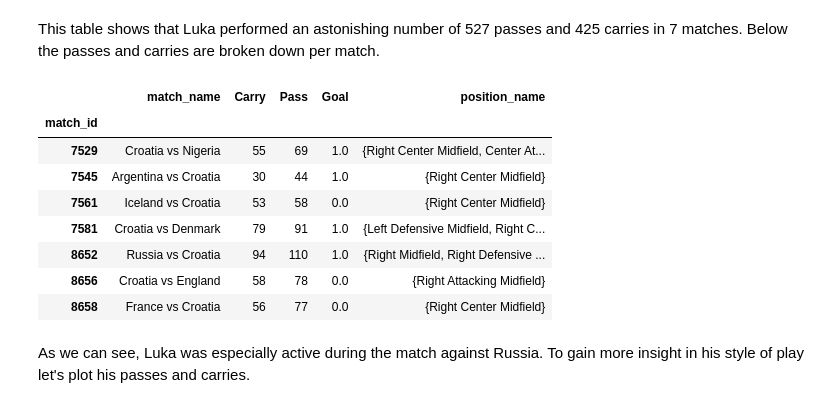
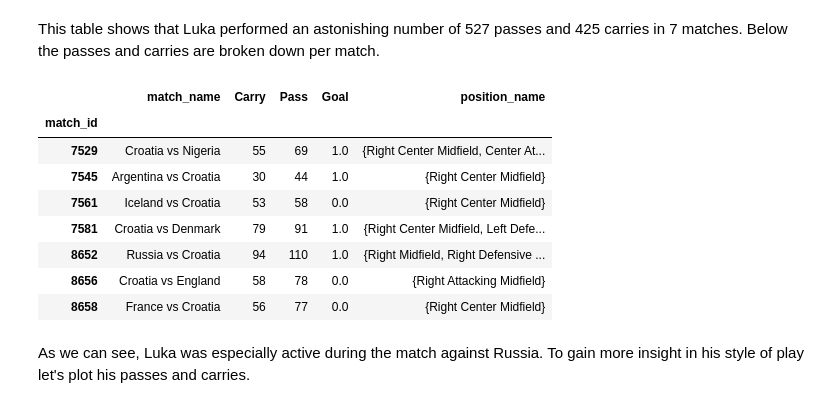
Before and after one commit to SimonBCox/football-analytics, a Jupyter notebook: fot_modric_analysis.ipynb, the cells around one changed output. Cells and saved outputs as stored; diff of their text form; code cells hidden in the pictures.

```diff
--- a/fot_modric_analysis.ipynb
+++ b/fot_modric_analysis.ipynb
@@ -83,7 +85,8 @@ else:
     team_tag = None
 
 # Create drop down menu
-select_team = widgets.Dropdown(options=teams, value=team_tag, description='Select team:', style={'description_width':'initial'})
+select_team = widgets.Dropdown(options=teams, value=team_tag, description='Select team:',
+                               style={'description_width':'initial'})
 display(select_team)
 # %% [output]
 Dropdown(description='Select team:', index=6, options=('Australia', 'Peru', 'Nigeria', 'Iceland', 'Serbia', 'B…
@@ -112,6 +115,7 @@ else:
     player_tag = None
 
 # Create drop down menu
-select_player = widgets.Dropdown(options=players, value=player_tag, description='Select player:', style={'description_width': 'initial'})
+select_player = widgets.Dropdown(options=players, value=player_tag, description='Select player:',
+                                 style={'description_width': 'initial'})
 display(select_player)
 # %% [output]
@@ -170,25 +175,26 @@ player_events_df.groupby('type_name')["player_name"].value_counts().unstack().so
 This table shows that Luka performed an astonishing number of 527 passes and 425 carries in 7 matches. Below the passes and carries are broken down per match.
 # %%
 # Count number of passes and carries and get positions
-pass_and_carry = player_events_df[player_events_df.type_name.isin(["Pass", "Carry"])].groupby(['match_id', 'type_name']).size().unstack()
+pass_and_carry = player_events_df[player_events_df.type_name.isin(["Pass", "Carry"])].\
+groupby(['match_id', 'type_name']).size().unstack()
 goals = player_events_df.groupby("match_id")["shot_outcome_name"].value_counts().unstack()
 positions = pd.DataFrame(player_events_df.groupby('match_id')['position_name'].apply(set))
 
 # Create match name (home team vs away team) and add to summary
 matches_df["match_name"] = matches_df.home_team_home_team_name + " vs " + matches_df.away_team_away_team_name
 
 # Combine
 summary = pass_and_carry.join(goals["Goal"]).fillna(0)
 summary.insert(0, "match_name", matches_df.set_index("match_id").loc[summary.index].match_name)
 summary.insert(4, "position_name", positions.loc[summary.index].position_name)
 summary
 # %% [output]
 |  | match_name | Carry | Pass | Goal | position_name |
 | match_id |  |  |  |  |  |
 | 7529 | Croatia vs Nigeria | 55 | 69 | 1.0 | {Right Center Midfield, Center At... |
 | 7545 | Argentina vs Croatia | 30 | 44 | 1.0 | {Right Center Midfield} |
 | 7561 | Iceland vs Croatia | 53 | 58 | 0.0 | {Right Center Midfield} |
-| 7581 | Croatia vs Denmark | 79 | 91 | 1.0 | {Left Defensive Midfield, Right C... |
+| 7581 | Croatia vs Denmark | 79 | 91 | 1.0 | {Right Center Midfield, Left Defe... |
 | 8652 | Russia vs Croatia | 94 | 110 | 1.0 | {Right Midfield, Right Defensive ... |
 | 8656 | Croatia vs England | 58 | 78 | 0.0 | {Right Attacking Midfield} |
 | 8658 | France vs Croatia | 56 | 77 | 0.0 | {Right Center Midfield} |
```
Also changed, not shown: parts of 10 cells of this notebook.
